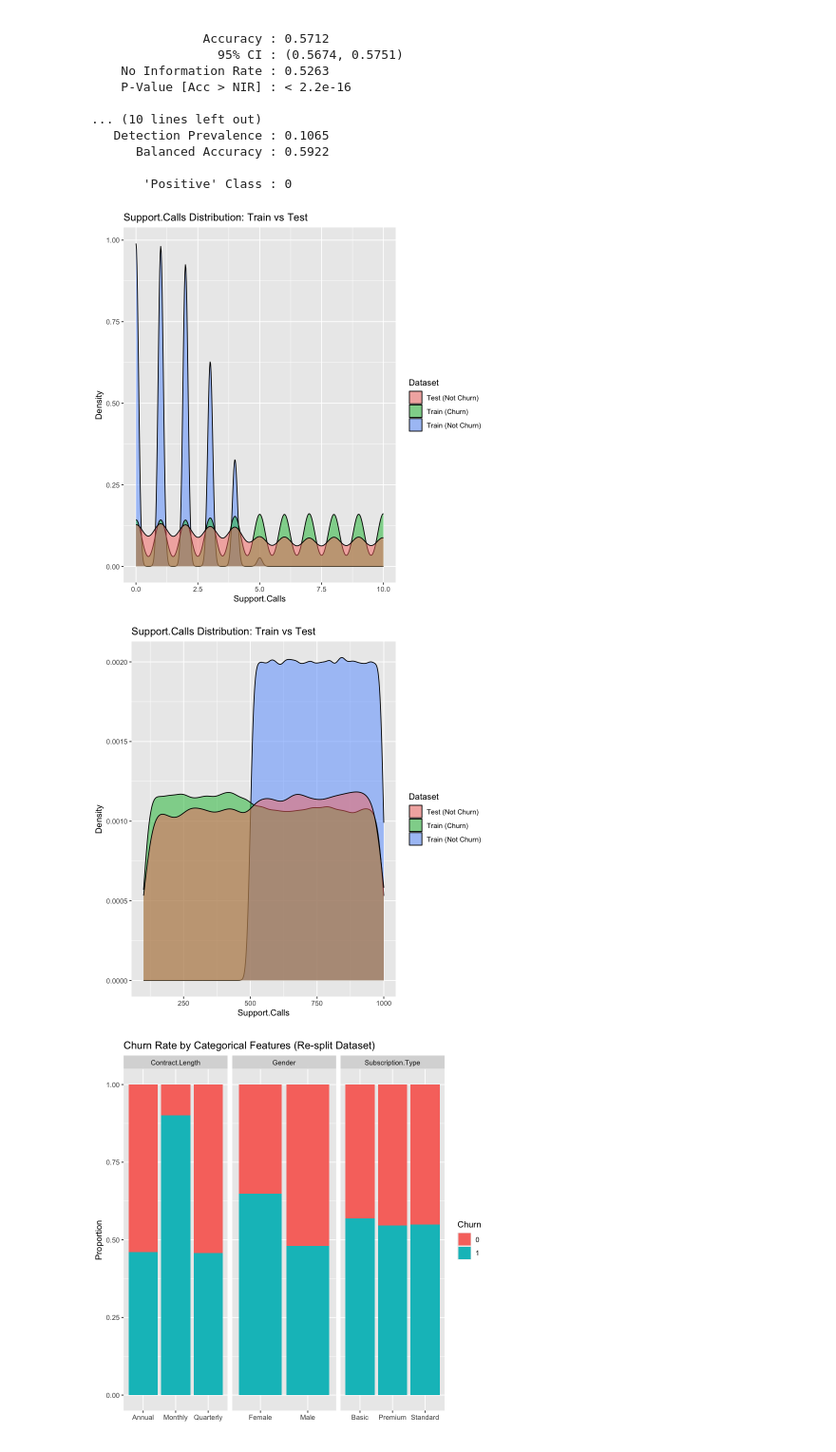
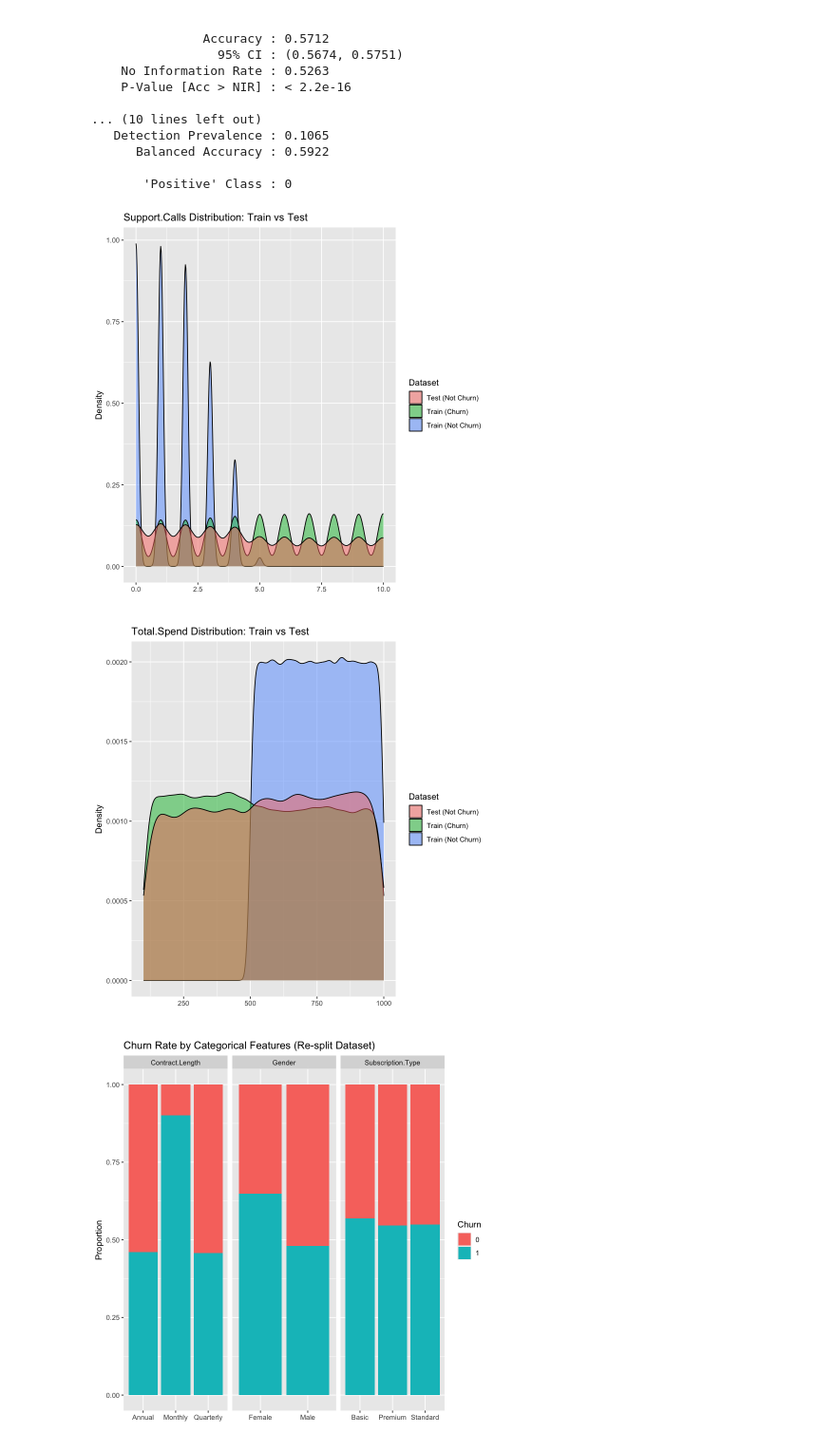
Before and after one commit to ShengPeiWilliam/telecom-churn-ml, a Jupyter notebook: code/churn_analysis.ipynb, the cells around one changed output. Shown at 95% size. Saved outputs shown, nothing was run; the diff lists cells and outputs as text; code cells hidden in the pictures.

```diff
--- a/code/churn_analysis.ipynb
+++ b/code/churn_analysis.ipynb
@@ -309,15 +321,15 @@ Prediction     0     1
 # %%
 ggplot() +
     geom_density(data = df.train[df.train$Churn == 0, ],
                  aes(x = Support.Calls, fill = "Train (Not Churn)"), alpha = 0.5) +
     geom_density(data = df.train[df.train$Churn == 1, ],
                  aes(x = Support.Calls, fill = "Train (Churn)"), alpha = 0.5) +
     geom_density(data = df.test[df.test$Churn == 0, ],
                  aes(x = Support.Calls, fill = "Test (Not Churn)"), alpha = 0.5) +
     labs(title = "Support.Calls Distribution: Train vs Test",
-         x = "Support.Calls", y = "Density", fill = "Dataset")
+         x = "", y = "Density", fill = "Dataset")
 # %% [output]
-[figure, old version]
+[figure, new version]
 # %%
 ggplot() +
     geom_density(data = df.train[df.train$Churn == 0, ],
@@ -327,9 +339,9 @@ ggplot() +
     geom_density(data = df.test[df.test$Churn == 0, ],
                  aes(x = Total.Spend, fill = "Test (Not Churn)"), alpha = 0.5) +
     labs(title = "Total.Spend Distribution: Train vs Test",
-         x = "Total.Spend", y = "Density", fill = "Dataset")
+         x = "", y = "Density", fill = "Dataset")
 # %% [output]
-[figure, old version]
+[figure, new version]
 # %%
 df.all <- rbind(df.train[, names(df.test)], df.test)
 
```
Also changed, not shown: parts of 6 cells of this notebook, 2 other files.
